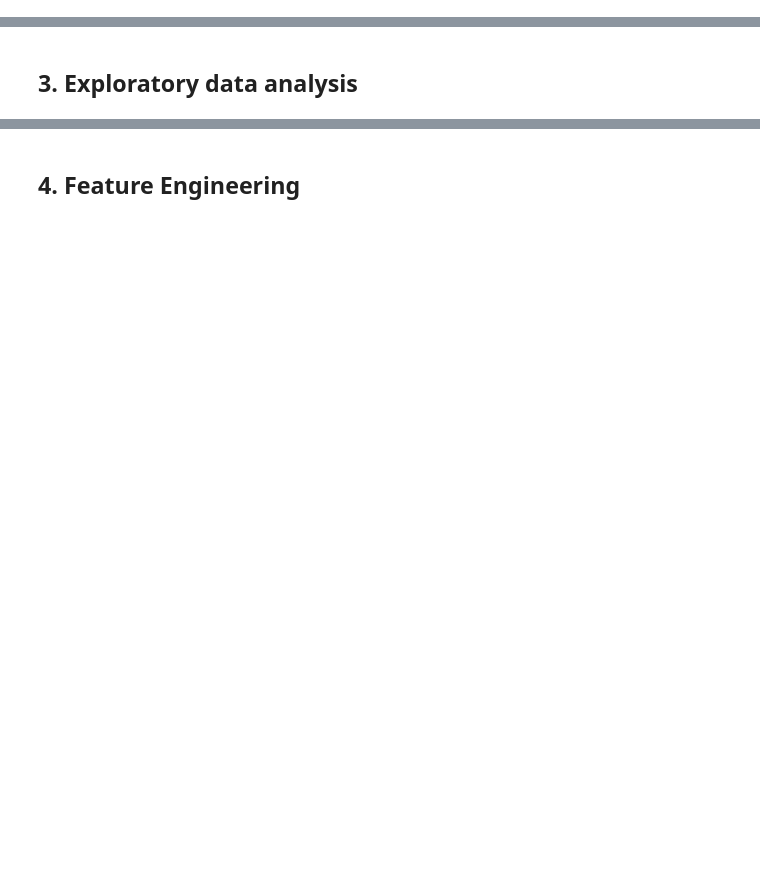
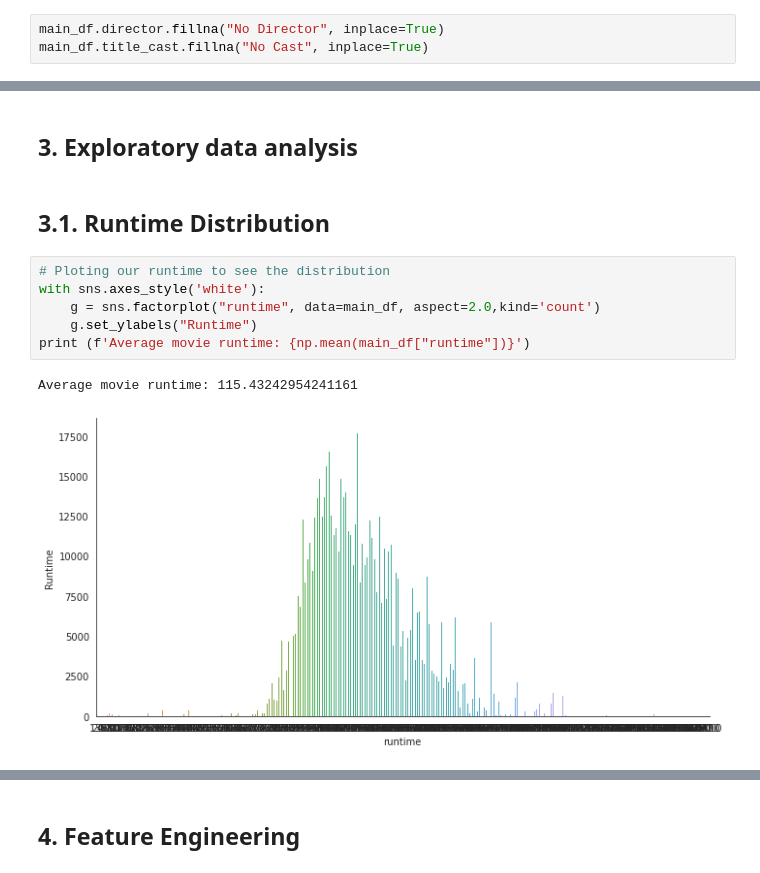
Before and after one commit to NgawethuMtirara/unsupervised-streamlit-teamcw3, a Jupyter notebook: Notebook/Team_CW3_Unsupervised.ipynb, the cells around one changed output, grey strips where cells are left out. Saved outputs shown, nothing was run; the diff lists cells and outputs as text; blank space fills up the shorter version.

```diff
--- a/Notebook/Team_CW3_Unsupervised.ipynb
+++ b/Notebook/Team_CW3_Unsupervised.ipynb
@@ -64,0 +336,3 @@ Providing an accurate and robust solution to this challenge has immense economic
+# %%
+main_df.director.fillna("No Director", inplace=True)
+main_df.title_cast.fillna("No Cast", inplace=True)
@@ -65,3 +341,14 @@ Providing an accurate and robust solution to this challenge has immense economic
 # %% [markdown]
 <a id="section-two"></a>
 ## 3. Exploratory data analysis
+# %% [markdown]
+## 3.1. Runtime Distribution
+# %%
+# Ploting our runtime to see the distribution
+with sns.axes_style('white'):
+    g = sns.factorplot("runtime", data=main_df, aspect=2.0,kind='count')
+    g.set_ylabels("Runtime")
+print (f'Average movie runtime: {np.mean(main_df["runtime"])}')
+# %% [output]
+Average movie runtime: 115.43242954241161
+[figure, added]
```
Also changed, not shown: parts of 63 cells of this notebook.
